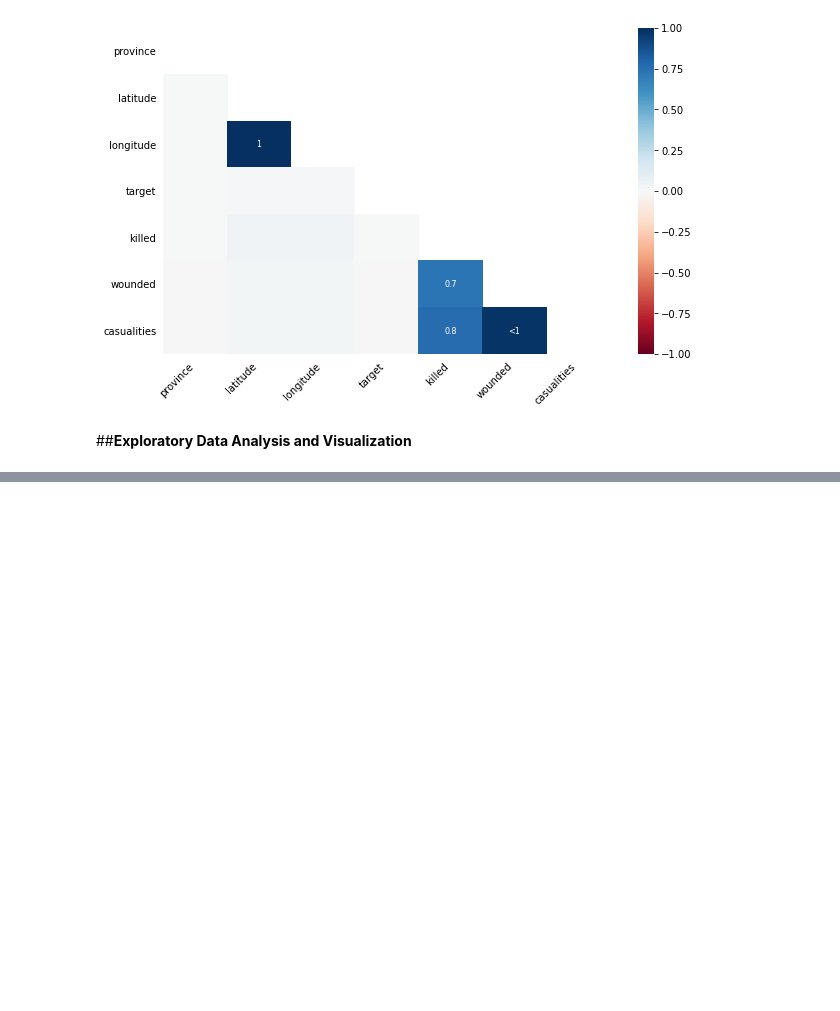
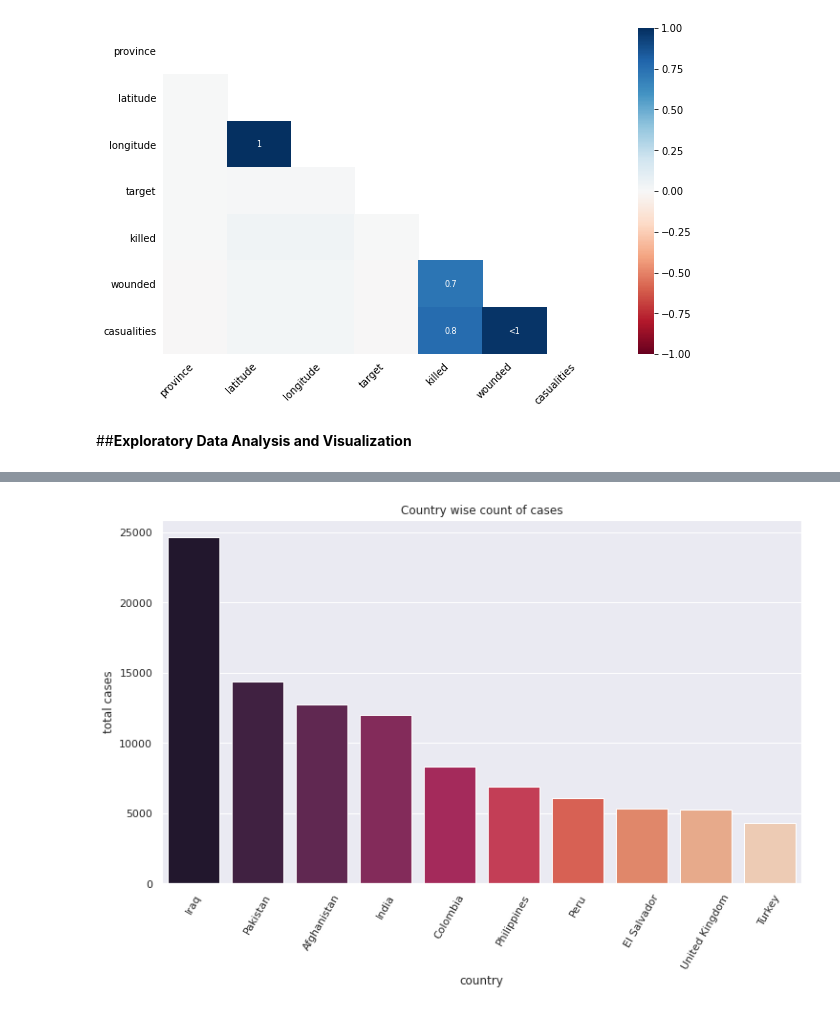
Before and after one commit to skaty5678/Global-Terrorism-Analysis, a Jupyter notebook: Global_Terrorism_Analysis_SANJEEV_KUMAR_THAKUR_.ipynb, the cells around one changed output, grey strips where cells are left out. Cells and saved outputs as stored; diff of their text form; code cells hidden in the pictures; blank space fills up the shorter version.

```diff
--- a/Global_Terrorism_Analysis_SANJEEV_KUMAR_THAKUR_.ipynb
+++ b/Global_Terrorism_Analysis_SANJEEV_KUMAR_THAKUR_.ipynb
@@ -286,0 +345,8 @@ gtd_df.head()
+# %%
+plt.subplots(figsize=(12,7))
+sns.set_theme(style="darkgrid",context = 'notebook')
+sns.barplot(x = gtd_df['country'].value_counts()[:10].index,y = gtd_df['country'].value_counts()[:10].values,palette = 'rocket').set(title = 'Country wise count of cases',xlabel = 'country',ylabel = 'total cases')
+plt.xticks(rotation = 60)
+plt.show()
+# %% [output]
+[figure, added]
```
Also changed, not shown: parts of 15 cells of this notebook.
